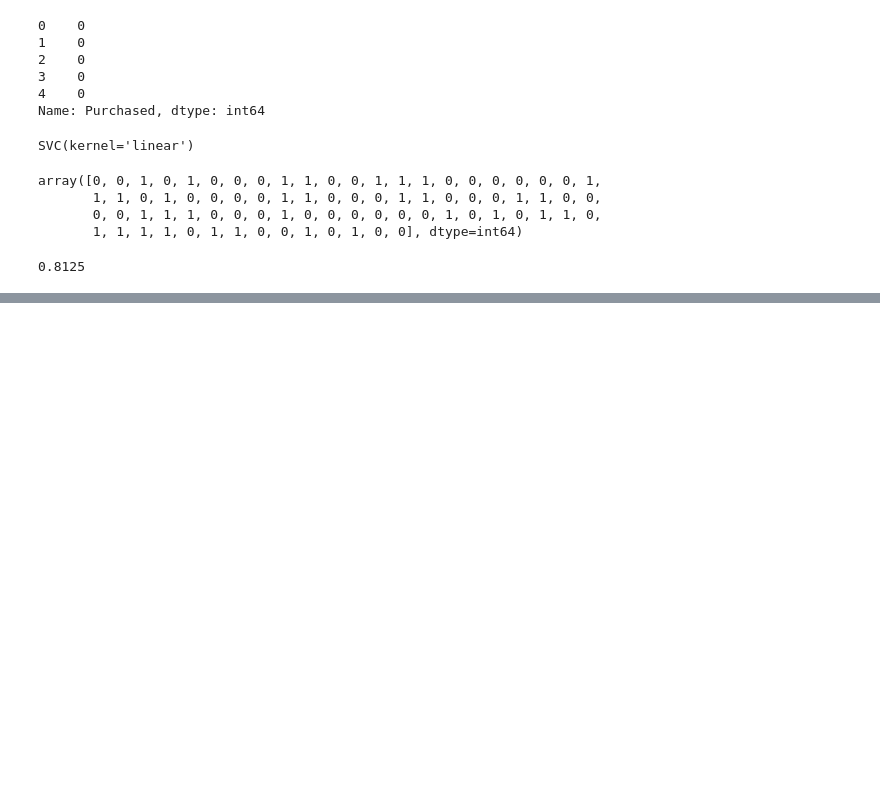
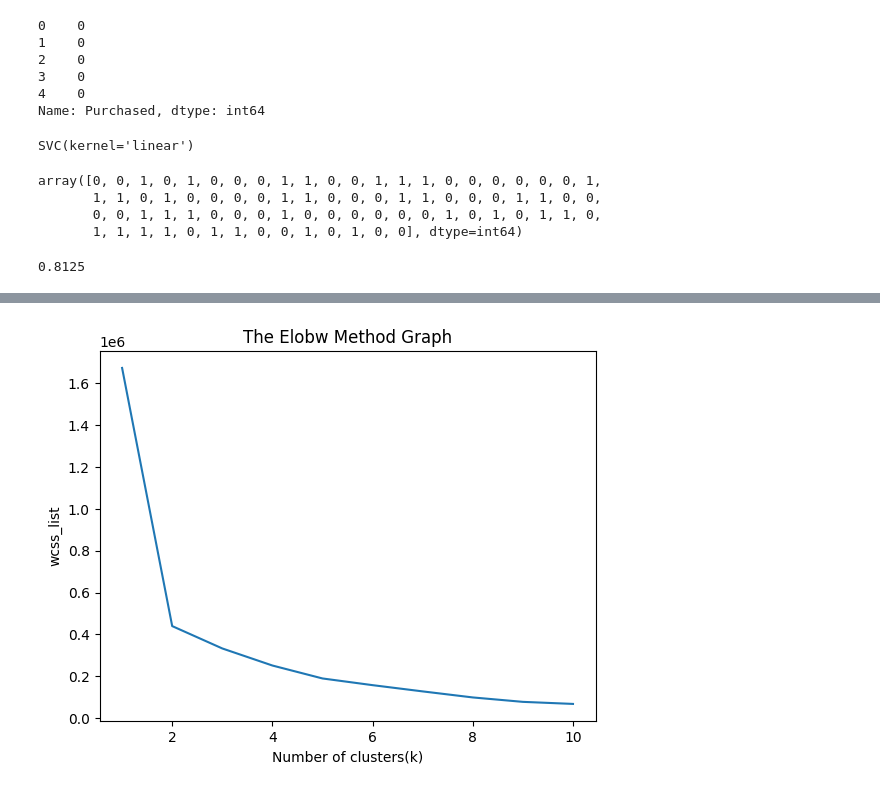
Before and after one commit to VishVandhan004/Code-404-, a Jupyter notebook: AI_ML/Machine_Learning1.ipynb, the cells around one changed output, grey strips where cells are left out. Drawn from its saved outputs; the diff is of its cells as text; code cells hidden in the pictures; blank space fills up the shorter version.

```diff
--- a/AI_ML/Machine_Learning1.ipynb
+++ b/AI_ML/Machine_Learning1.ipynb
@@ -781,0 +858,9 @@ accuracy_score(y_test,y_pred)
+# %%
+# K-MEANS ALGORITHM
+# importing libraries
+import numpy as nm
+import matplotlib.pyplot as mtp
+import pandas as pd
+# Importing the dataset
+dataset = pd.read_csv('Mall_Customers.csv')
+dataset
@@ -781,0 +881,3 @@ accuracy_score(y_test,y_pred)
+# %%
+x = dataset.iloc[:, [3, 4]].values
+x
@@ -781,0 +902,17 @@ accuracy_score(y_test,y_pred)
+# %%
+#finding optimal number of clusters using the elbow method
+from sklearn.cluster import KMeans
+wcss_list= []  #Initializing the list for the values of WCSS
+
+#Using for loop for iterations from 1 to 10.
+for i in range(1, 11):
+    kmeans = KMeans(n_clusters=i, init='k-means++', random_state= 42)
+    kmeans.fit(x)
+    wcss_list.append(kmeans.inertia_)
+mtp.plot(range(1, 11), wcss_list)
+mtp.title('The Elobw Method Graph')
+mtp.xlabel('Number of clusters(k)')
+mtp.ylabel('wcss_list')
+mtp.show()
+# %% [output]
+[figure, added]
```
Also changed, not shown: parts of 16 cells of this notebook, 2 other files.
